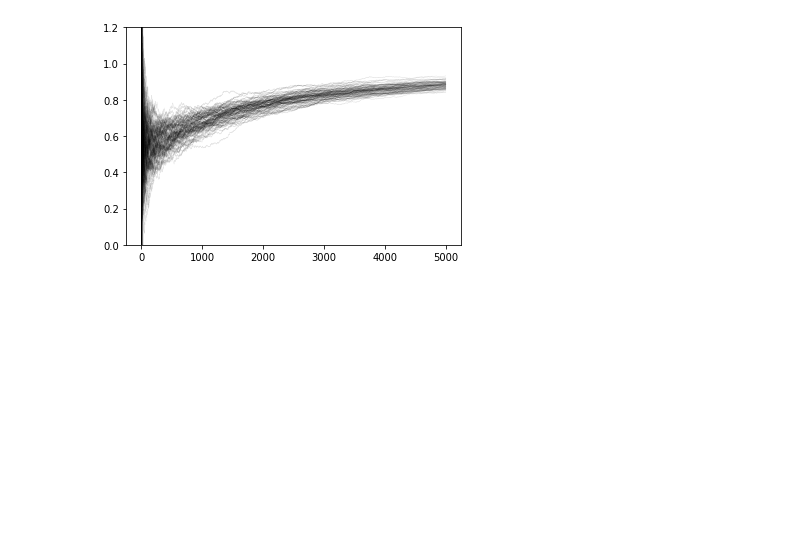
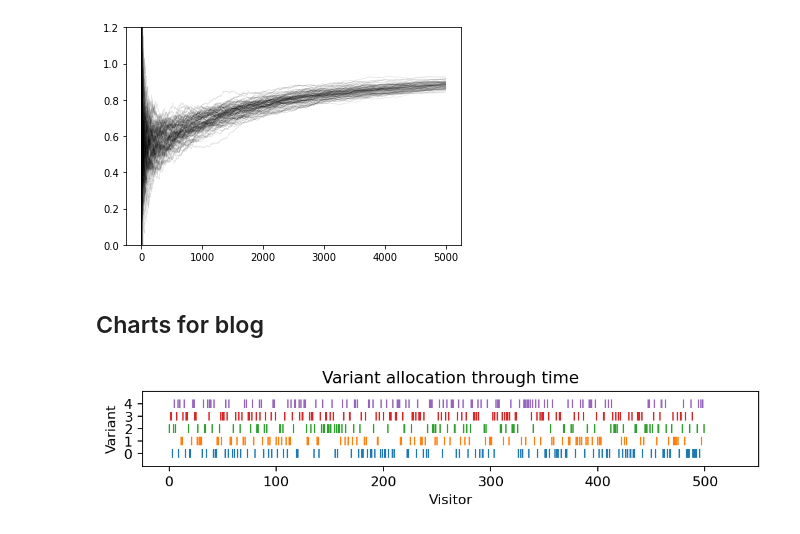
Before and after one commit to paul-stubley/portfolio, a Jupyter notebook: multi_armed_bandit/Multi_Armed_Bandit.ipynb, the cells around one changed output. Saved outputs shown, nothing was run; the diff lists cells and outputs as text; code cells hidden in the pictures; blank space fills up the shorter version.

Commit message:
[Add] - MAB assets
Add - Icons for blog
Add - Animations

```diff
--- a/multi_armed_bandit/Multi_Armed_Bandit.ipynb
+++ b/multi_armed_bandit/Multi_Armed_Bandit.ipynb
@@ -532,3 +555,31 @@ for i in range(100):
 ax.set_ylim([0,1.2]);
 # %% [output]
 [figure]
+# %% [markdown]
+## Charts for blog
+# %%
+self = random
+df = self.results_df
+df.Variant = df.Variant.astype('category')
+
+fig,ax = plt.subplots(1,1,figsize=(8,1), dpi=160)
+
+# Axis formatting
+ax.set_ylabel('Variant')
+ax.set_title('Variant allocation through time')
+ax.set_yticks(self.variants)
+lims = min(self.variants)-1,max(self.variants)+1
+ax.set_ylim(lims)
+
+ax.set_xlabel('Visitor')
+
+ax.set_xlim([-self.iterations/20,self.iterations*1.1])
+
+groups = df.groupby("Variant")
+# Scatter of variant choices
+for name, group in groups:
+    ax.plot(group["Iteration"], group["Variant"], marker="|", linestyle="", label=name)
+    # Swarm plot takes a while to plot
+    #sns.swarmplot(group["Iteration"], group["Variant"], ax = ax[0])
+# %% [output]
+[figure, added]
```
Also changed, not shown: parts of 7 cells of this notebook, 6 other files.
